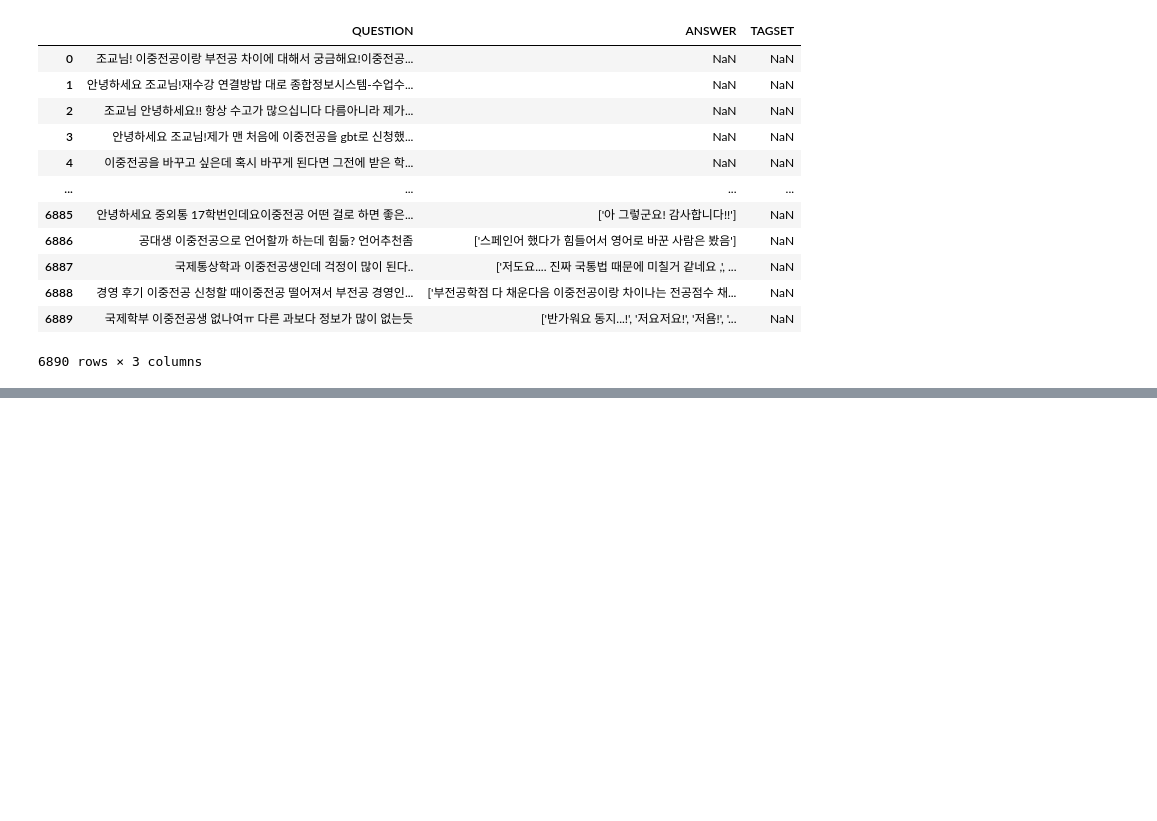
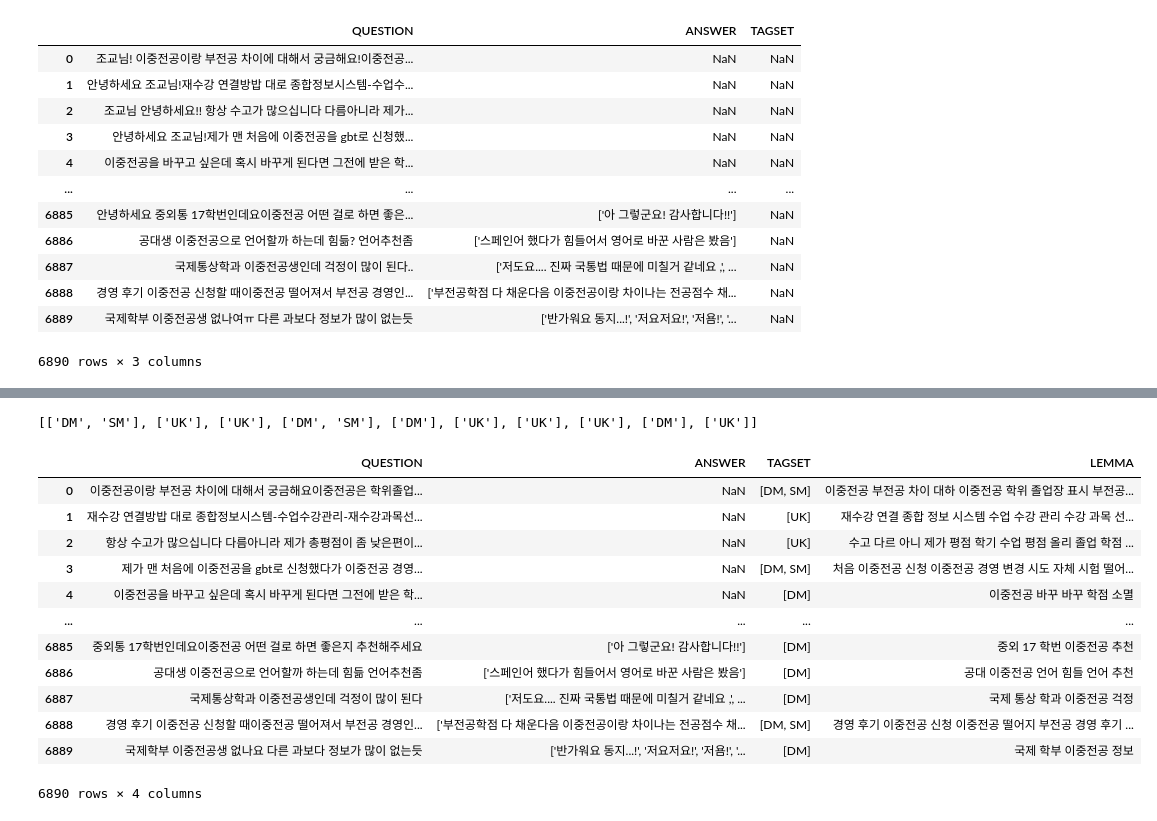
Before and after one commit to skyjw1211/howls_nlp, a Jupyter notebook: Chatbot/소스코드/preprocessing.ipynb, the cells around one changed output, grey strips where cells are left out. Saved outputs shown, nothing was run; the diff lists cells and outputs as text; code cells hidden in the pictures; blank space fills up the shorter version.

```diff
--- a/Chatbot/소스코드/preprocessing.ipynb
+++ b/Chatbot/소스코드/preprocessing.ipynb
@@ -182,0 +330,46 @@ print(lem_cont[:10])
+# %%
+##Tagset 달기
+tagset = []
+for sent in main_texts:
+    tags = []
+    for word in sent:
+        if '이중전공' == word:
+            tags.append("DM")
+        elif '부전공' == word:
+            tags.append("SM")
+        elif '전공심화' == word:
+            tags.append("MD")
+        elif '융합전공' == word:
+            tags.append("UM")
+        else:
+            tags.append("UK")
+    tagset.append(tags)
+
+tagsets = []
+for sent_tag in tagset:
+    tagsets.append(list(set(sent_tag)))
+
+for tags in tagsets:
+    if len(tags) > 1:
+        del tags[-1]
+print(tagsets[:10])
+
+
+merged_df['TAGSET'] = tagsets
+
+merged_df
+# %% [output]
+[['DM', 'SM'], ['UK'], ['UK'], ['DM', 'SM'], ['DM'], ['UK'], ['UK'], ['UK'], ['DM'], ['UK']]
+|  | QUESTION | ANSWER | TAGSET | LEMMA |
+| 0 | 이중전공이랑 부전공 차이에 대해서 궁금해요이중전공은 학위졸업... | NaN | [DM, SM] | 이중전공 부전공 차이 대하 이중전공 학위 졸업장 표시 부전공... |
+| 1 | 재수강 연결방밥 대로 종합정보시스템-수업수강관리-재수강과목선... | NaN | [UK] | 재수강 연결 종합 정보 시스템 수업 수강 관리 수강 과목 선... |
+| 2 | 항상 수고가 많으십니다 다름아니라 제가 총평점이 좀 낮은편이... | NaN | [UK] | 수고 다르 아니 제가 평점 학기 수업 평점 올리 졸업 학점 ... |
+| 3 | 제가 맨 처음에 이중전공을 gbt로 신청했다가 이중전공 경영... | NaN | [DM, SM] | 처음 이중전공 신청 이중전공 경영 변경 시도 자체 시험 떨어... |
+| 4 | 이중전공을 바꾸고 싶은데 혹시 바꾸게 된다면 그전에 받은 학... | NaN | [DM] | 이중전공 바꾸 바꾸 학점 소멸 |
+| ... | ... | ... | ... | ... |
+| 6885 | 중외통 17학번인데요이중전공 어떤 걸로 하면 좋은지 추천해주세요 | ['아 그렇군요! 감사합니다!!'] | [DM] | 중외 17 학번 이중전공 추천 |
+| 6886 | 공대생 이중전공으로 언어할까 하는데 힘듦 언어추천좀 | ['스페인어 했다가 힘들어서 영어로 바꾼 사람은 봤음'] | [DM] | 공대 이중전공 언어 힘들 언어 추천 |
+| 6887 | 국제통상학과 이중전공생인데 걱정이 많이 된다 | ['저도요.... 진짜 국통법 때문에 미칠거 같네요 ,', ... | [DM] | 국제 통상 학과 이중전공 걱정 |
+| 6888 | 경영 후기 이중전공 신청할 때이중전공 떨어져서 부전공 경영인... | ['부전공학점 다 채운다음 이중전공이랑 차이나는 전공점수 채... | [DM, SM] | 경영 후기 이중전공 신청 이중전공 떨어지 부전공 경영 후기 ... |
+| 6889 | 국제학부 이중전공생 없나요 다른 과보다 정보가 많이 없는듯 | ['반가워요 동지...!', '저요저요!', '저욤!', '... | [DM] | 국제 학부 이중전공 정보 |
+6890 rows × 4 columns
```
Also changed, not shown: parts of 9 cells of this notebook.
